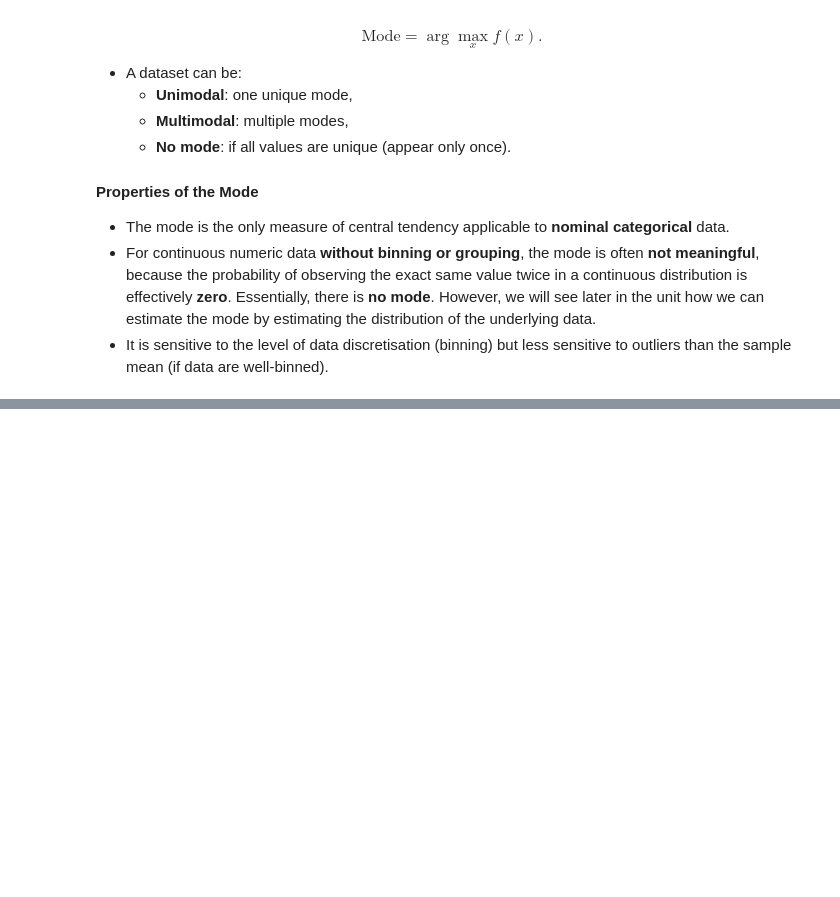
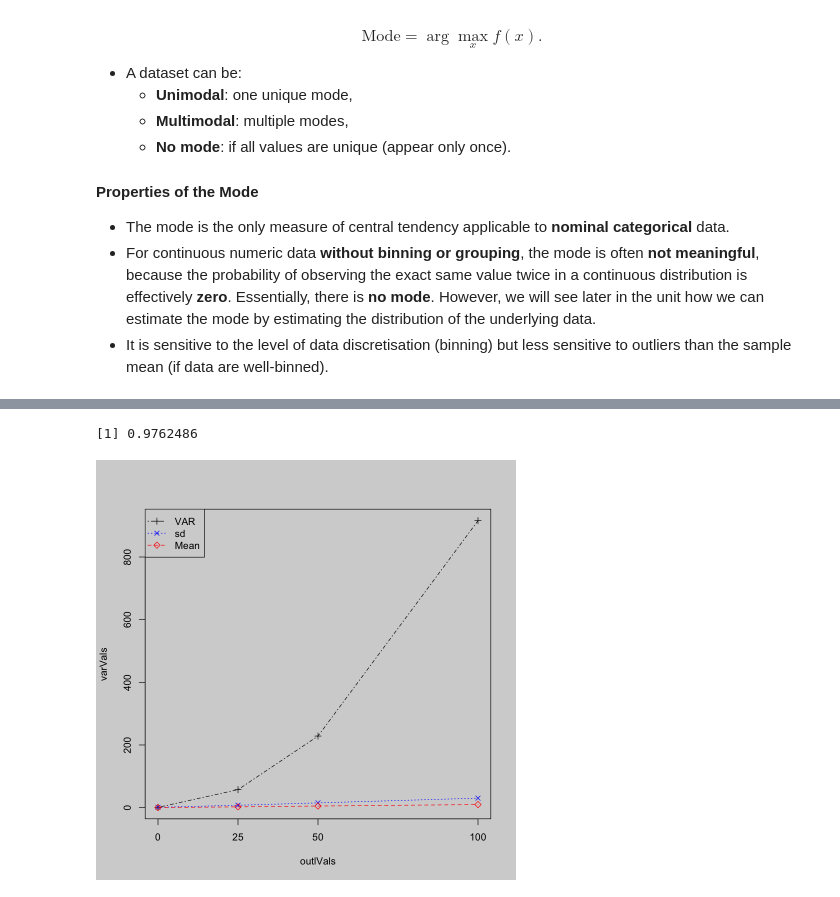
Before and after one commit to volam1311/MXB107, a Jupyter notebook: Code/Week2.ipynb, the cells around one changed output, grey strips where cells are left out. Cells and saved outputs as stored; diff of their text form; code cells hidden in the pictures; blank space fills up the shorter version.

```diff
--- a/Code/Week2.ipynb
+++ b/Code/Week2.ipynb
@@ -169,0 +320,26 @@ $$
+# %%
+# We can use the built-in function for standard deviation in R
+sd(x$G0)
+# %% [output]
+[1] 0.9762486
+# %%
+par(bg = "lightgray")
+outlVals = c(0,25,50,100)
+meanVals = apply(x,2,mean)
+varVals = apply(x,2,var)
+sdVals = apply(x, 2, sd)
+
+
+plot(outlVals, varVals, type = "l", lty = 4, col = "black", xaxt = "n")
+points(outlVals, varVals,pch = 3, col = "black")
+axis(side = 1, at = c(0, 25, 50, 100))
+
+lines(outlVals, sdVals, type = "l", lty = 3, col = "blue", xaxt = "n")
+points(outlVals, sdVals,pch = 4, col = "blue")
+
+lines(outlVals, meanVals, type = "l", lty = 2, col = "red")
+points(outlVals, meanVals,pch = 5, col = "red")
+
+legend("topleft", legend = c("VAR", "sd", "Mean"), pch = c(3,4,5), col = c("black", "blue", "red"), lty = c(4,3,2))
+# %% [output]
+[figure, added]
```
Also changed, not shown: parts of 72 cells of this notebook, 4 other files.
